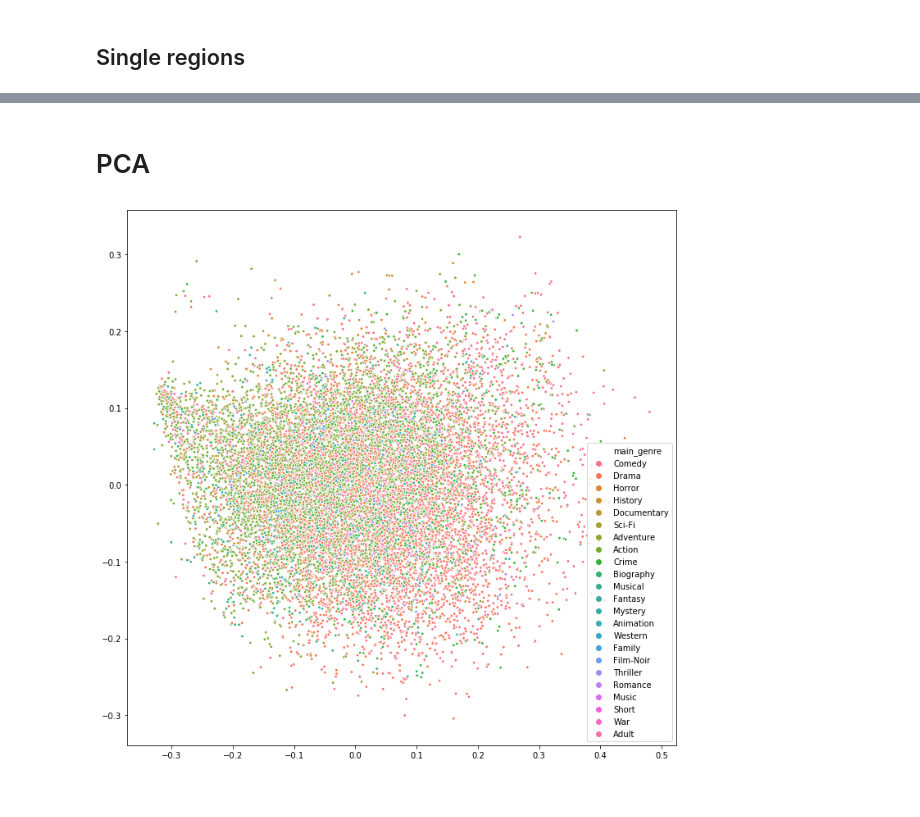
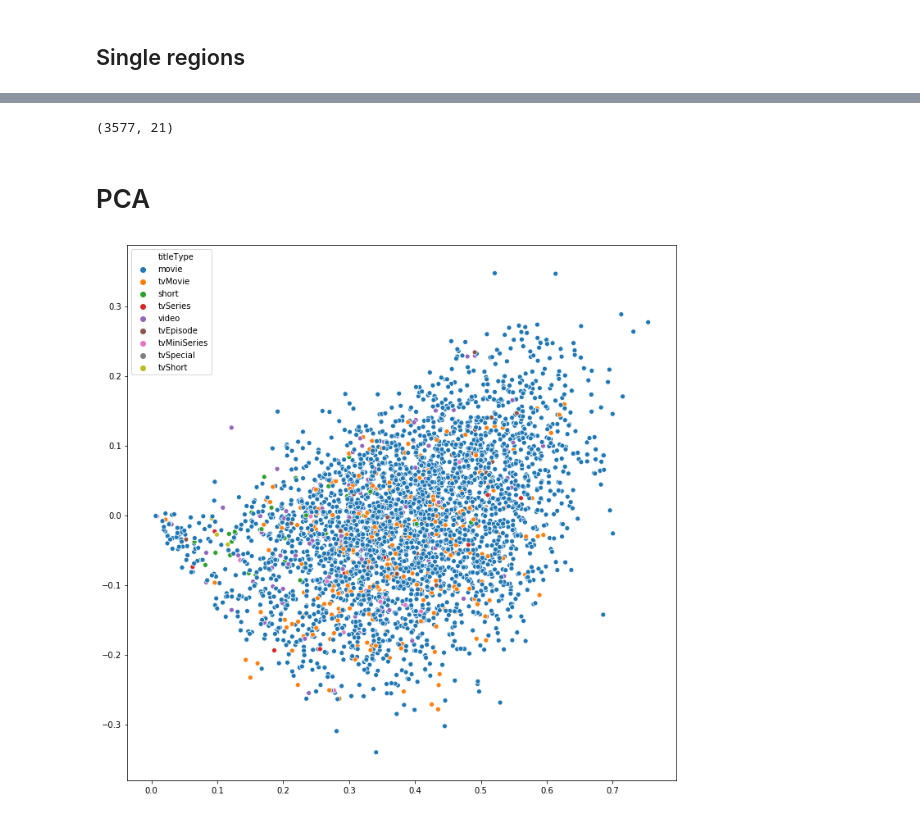
Before and after one commit to LennartKeller/SubtitleClustering, a Jupyter notebook: notebooks/DataExploration.ipynb, the cells around one changed output, grey strips where cells are left out. Drawn from its saved outputs; the diff is of its cells as text; code cells hidden in the pictures.

```diff
--- a/notebooks/DataExploration.ipynb
+++ b/notebooks/DataExploration.ipynb
@@ -114,3 +82,5 @@ df.year.plot(kind='hist', bins=int(year_bins))
+# %%
+df_filtered['main_genre'] = df_filtered.genre.str.split(',').apply(lambda x: x[0])
 # %% [markdown]
 ## Unique combinations
 # %%
@@ -178,3 +148,7 @@ dtype('O')
+# %%
+df_filtered['main_region'] = [
+    'English' if "English" in list(map(lambda x: re.sub(r'\s+','', x), production_region.split(','))) else "Other" for production_region in df_filtered.production_region
+]
 # %% [markdown]
 ## Combinations
 # %%
@@ -240,3 +231,7 @@ len(single_region)
+# %%
+df_filtered.shape
+# %% [output]
+(3577, 21)
 # %% [markdown]
 # PCA
 # %%
@@ -245,15 +240,14 @@ from sklearn.feature_extraction.text import TfidfVectorizer
 from stop_words import get_stop_words
 # %%
 tfidf = TfidfVectorizer(max_features=10000, stop_words=get_stop_words('de'))
-X = tfidf.fit_transform(df.text)
+X = tfidf.fit_transform(df_filtered.text)
 # %%
-pca = PCA(n_components=2)
-Xr = pca.fit_transform(X.todense())
+reducer = TruncatedSVD(n_components=2)
+Xr = reducer.fit_transform(X)
 # %%
 import seaborn as sns
 plt.figure(figsize=(12,12))
-df['main_genre'] = df.genre.str.split(',').apply(lambda x: x[0])
-sns.scatterplot(Xr[:,0], Xr[:,1], hue=df.main_genre, marker='.', s=50)
+sns.scatterplot(Xr[:,0], Xr[:,1], hue=df_filtered['titleType'])#, marker='.', s=50)
 plt.show()
 # %% [output]
-[figure, old version]
+[figure, new version]
```
Also changed, not shown: parts of 68 cells of this notebook.
